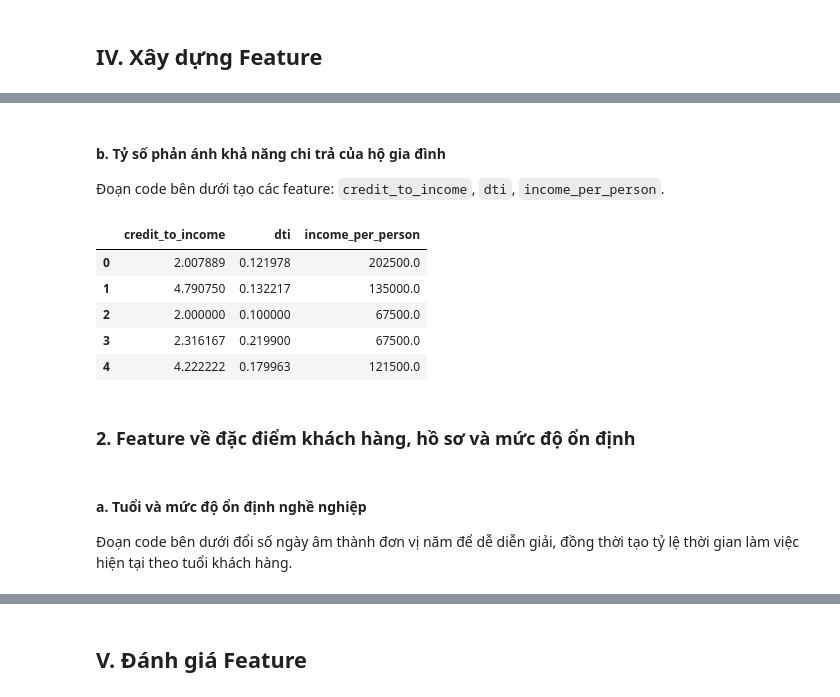
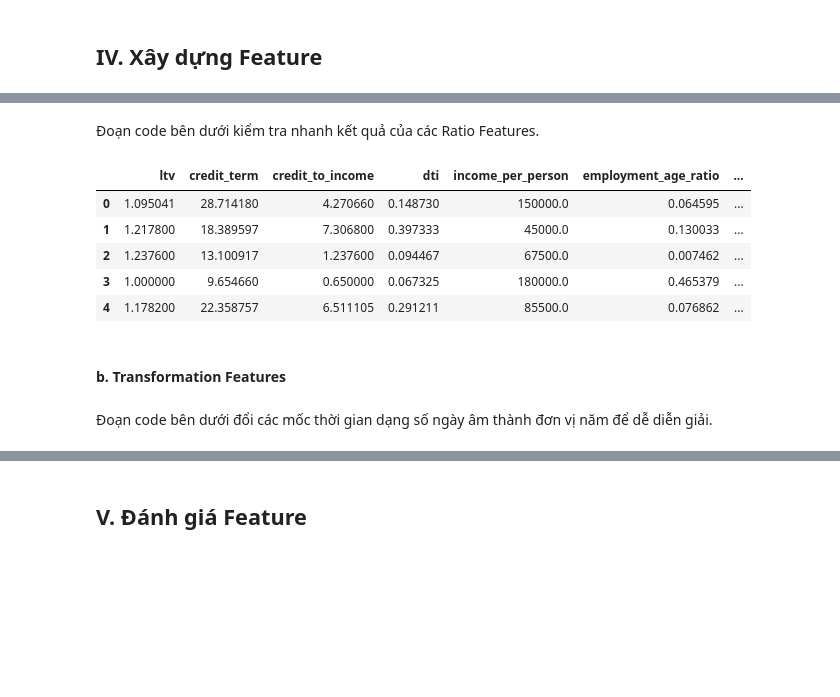
Before and after one commit to thanhhung9720001-collab/credit-risk-classifier, a Jupyter notebook: notebooks/05_feature_engineering.ipynb, the cells around one changed output, grey strips where cells are left out. Cells and saved outputs as stored; diff of their text form; code cells hidden in the pictures; blank space fills up the shorter version.

```diff
--- a/notebooks/05_feature_engineering.ipynb
+++ b/notebooks/05_feature_engineering.ipynb
@@ -78,6 +75,14 @@ engine = create_engine(db_url)
 # %%
 # Đọc dữ liệu sạch application_flat_cleaned (bảng đã qua xử lý outlier/missing ở NB03)
 df = pd.read_sql("SELECT * FROM application_flat_cleaned", engine)
-original_column_count = df.shape[1]  # Lưu số cột gốc trước khi tạo feature.
+df = df.copy()  # Hợp nhất vùng nhớ để tránh PerformanceWarning khi thêm nhiều feature.
+
+# Lưu trạng thái đầu vào để kiểm tra dữ liệu không bị thay đổi khi tạo feature.
+original_row_count = df.shape[0]
+original_column_count = df.shape[1]
+original_columns = df.columns.tolist()
+original_sk_id_curr = df["sk_id_curr"].copy()
+original_target = df["target"].copy()
+
 print(f"Shape dữ liệu sạch gốc từ database: {df.shape}")
 # %% [output]
@@ -194,37 +216,26 @@ df[["ltv","credit_term"]].head()
 # %% [markdown]
-#### b. Tỷ số phản ánh khả năng chi trả của hộ gia đình
-
-Đoạn code bên dưới tạo các feature: `credit_to_income`, `dti`, `income_per_person`.
+Đoạn code bên dưới kiểm tra nhanh kết quả của các Ratio Features.
 # %%
-# credit_to_income: khoản vay đang xét lớn bao nhiêu so với tổng thu nhập của khách hàng?
-df["credit_to_income"] = (
-    df["amt_credit"] / df["amt_income_total"].replace(0, np.nan)
+application_ratio_features = [
+    "ltv", "credit_term", "credit_to_income", "dti",
+    "income_per_person", "employment_age_ratio", "social_default_ratio_30",
+]
+
+assert not np.isinf(df[application_ratio_features].to_numpy()).any(), (
+    "Ratio Features không được chứa giá trị vô cực."
 )
-
-# dti: khoản trả góp định kỳ chiếm bao nhiêu so với tổng thu nhập của khách hàng?
-df["dti"] = (
-    df["amt_annuity"] / df["amt_income_total"].replace(0, np.nan)
-)
-
-# income_per_person: trung bình mỗi người trong gia đình có bao nhiêu thu nhập?
-df["income_per_person"] = (
-    df["amt_income_total"] / df["cnt_fam_members"].replace(0, np.nan)
-)
-
-df[["credit_to_income", "dti", "income_per_person"]].head()
+df[application_ratio_features].head()
 # %% [output]
-|  | credit_to_income | dti | income_per_person |
-| 0 | 2.007889 | 0.121978 | 202500.0 |
-| 1 | 4.790750 | 0.132217 | 135000.0 |
-| 2 | 2.000000 | 0.100000 | 67500.0 |
-| 3 | 2.316167 | 0.219900 | 67500.0 |
-| 4 | 4.222222 | 0.179963 | 121500.0 |
+|  | ltv | credit_term | credit_to_income | dti | income_per_person | employment_age_ratio | ... |
+| 0 | 1.095041 | 28.714180 | 4.270660 | 0.148730 | 150000.0 | 0.064595 | ... |
+| 1 | 1.217800 | 18.389597 | 7.306800 | 0.397333 | 45000.0 | 0.130033 | ... |
+| 2 | 1.237600 | 13.100917 | 1.237600 | 0.094467 | 67500.0 | 0.007462 | ... |
+| 3 | 1.000000 | 9.654660 | 0.650000 | 0.067325 | 180000.0 | 0.465379 | ... |
+| 4 | 1.178200 | 22.358757 | 6.511105 | 0.291211 | 85500.0 | 0.076862 | ... |
 # %% [markdown]
-### 2. Feature về đặc điểm khách hàng, hồ sơ và mức độ ổn định
+#### b. Transformation Features
 # %% [markdown]
-#### a. Tuổi và mức độ ổn định nghề nghiệp
-
-Đoạn code bên dưới đổi số ngày âm thành đơn vị năm để dễ diễn giải, đồng thời tạo tỷ lệ thời gian làm việc hiện tại theo tuổi khách hàng.
+Đoạn code bên dưới đổi các mốc thời gian dạng số ngày âm thành đơn vị năm để dễ diễn giải.
 # %%
 # age_years: khi nộp hồ sơ, khách hàng bao nhiêu tuổi?
 df["age_years"] = -df["days_birth"] / 365.25
```
Also changed, not shown: parts of 165 cells of this notebook, 2 other files.
